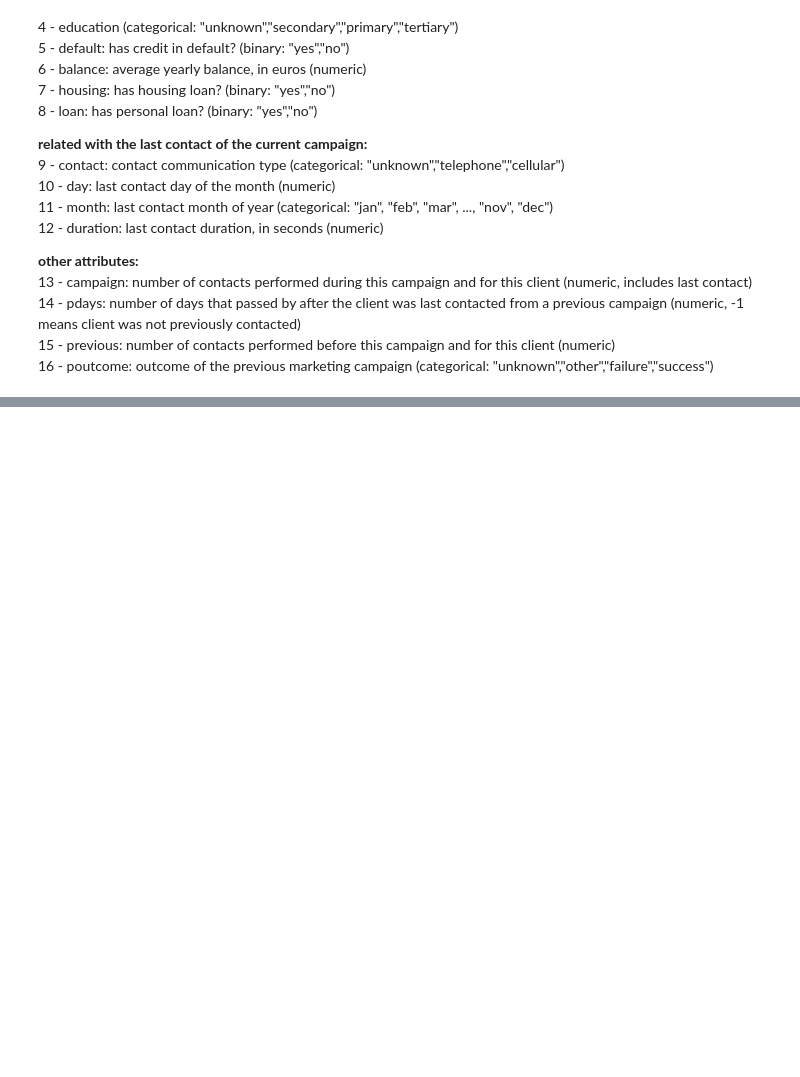
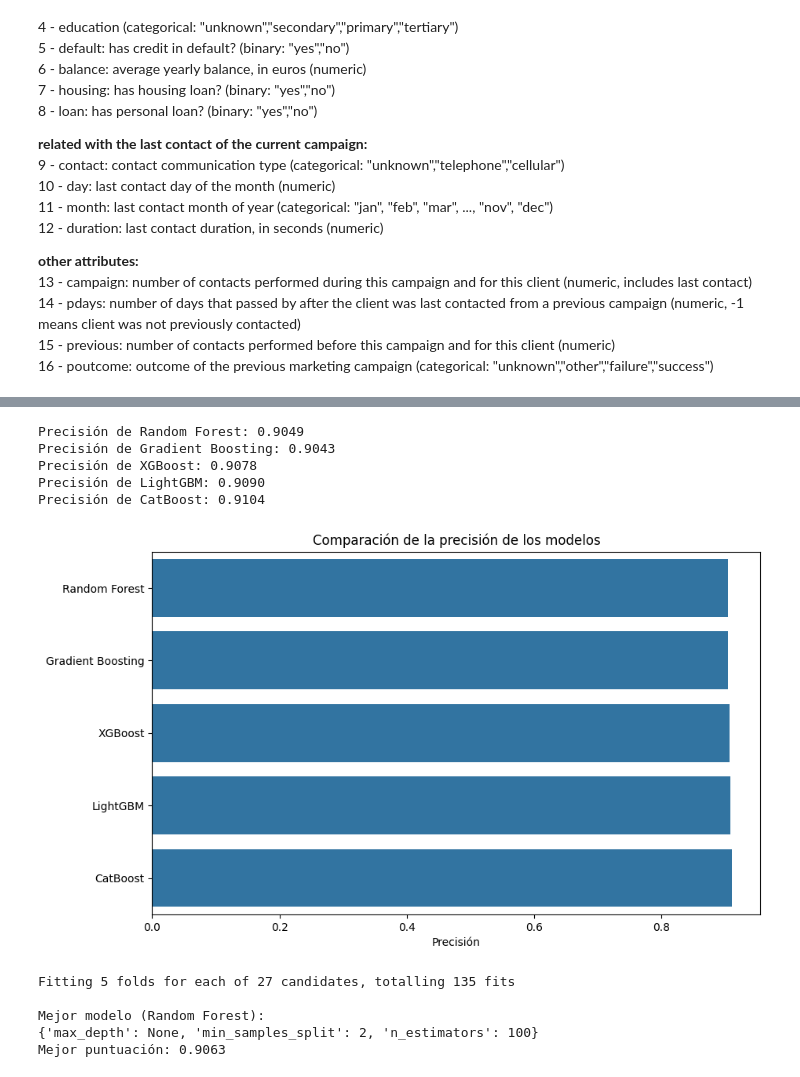
Before and after one commit to hardrockcae/hardrockcae-CAE-settings, a Jupyter notebook: 18_Practica_Obligatoria_Arboles_de_Decisión_y_Ajuste_de_hiperparámetros.ipynb, the cells around one changed output, grey strips where cells are left out. Cells and saved outputs as stored; diff of their text form; code cells hidden in the pictures; blank space fills up the shorter version.

```diff
--- a/18_Practica_Obligatoria_Arboles_de_Decisión_y_Ajuste_de_hiperparámetros.ipynb
+++ b/18_Practica_Obligatoria_Arboles_de_Decisión_y_Ajuste_de_hiperparámetros.ipynb
@@ -177,0 +251,12 @@ weighted avg       0.89      0.90      0.89     13564
+# %%
+from catboost import CatBoostClassifier
+
+# Instanciar el modelo CatBoost
+catboost_clf = CatBoostClassifier(random_state=42, verbose=0)
+catboost_clf.fit(X_train, y_train)
+
+# Evaluar el modelo
+y_pred_catboost = catboost_clf.predict(X_test)
+
+print("\nInforme de clasificación - CatBoost:")
+print(classification_report(y_test, y_pred_catboost))
@@ -177,0 +273,68 @@ weighted avg       0.89      0.90      0.89     13564
+# %%
+# Calcular la precisión de cada modelo
+from sklearn.metrics import accuracy_score
+
+models = {
+    "Random Forest": rf_clf,
+    "Gradient Boosting": gbt_clf,
+    "XGBoost": xgb_clf,
+    "LightGBM": lgbm_clf,
+    "CatBoost": catboost_clf
+}
+
+# Imprimir las precisiones de los modelos
+for model_name, model in models.items():
+    acc = accuracy_score(y_test, model.predict(X_test))
+    print(f"Precisión de {model_name}: {acc:.4f}")
+# %% [output]
+Precisión de Random Forest: 0.9049
+Precisión de Gradient Boosting: 0.9043
+Precisión de XGBoost: 0.9078
+Precisión de LightGBM: 0.9090
+Precisión de CatBoost: 0.9104
+# %%
+# Comparar la precisión de los modelos
+model_names = list(models.keys())
+accuracies = [accuracy_score(y_test, model.predict(X_test)) for model in models.values()]
+
+# Graficar las precisiones
+plt.figure(figsize=(10, 6))
+sns.barplot(x=accuracies, y=model_names)
+plt.xlabel("Precisión")
+plt.title("Comparación de la precisión de los modelos")
+plt.show()
+# %% [output]
+[figure, added]
+# %%
+from sklearn.model_selection import GridSearchCV
+
+# Definir el grid de hiperparámetros para Random Forest
+param_grid_rf = {
+    'n_estimators': [100, 200, 300],
+    'max_depth': [10, 20, None],
+    'min_samples_split': [2, 5, 10]
+}
+
+# Instanciar GridSearchCV
+grid_search_rf = GridSearchCV(
+    estimator=RandomForestClassifier(random_state=42),
+    param_grid=param_grid_rf,
+    scoring='accuracy',
+    cv=5,
+    verbose=1,
+    n_jobs=-1
+)
+
+# Ajustar el modelo
+grid_search_rf.fit(X_train, y_train)
+
+# Mejor modelo y resultados
+print("\nMejor modelo (Random Forest):")
+print(grid_search_rf.best_params_)
+print(f"Mejor puntuación: {grid_search_rf.best_score_:.4f}")
+# %% [output]
+Fitting 5 folds for each of 27 candidates, totalling 135 fits
+
+Mejor modelo (Random Forest):
+{'max_depth': None, 'min_samples_split': 2, 'n_estimators': 100}
+Mejor puntuación: 0.9063
```
Also changed, not shown: parts of 19 cells of this notebook.
